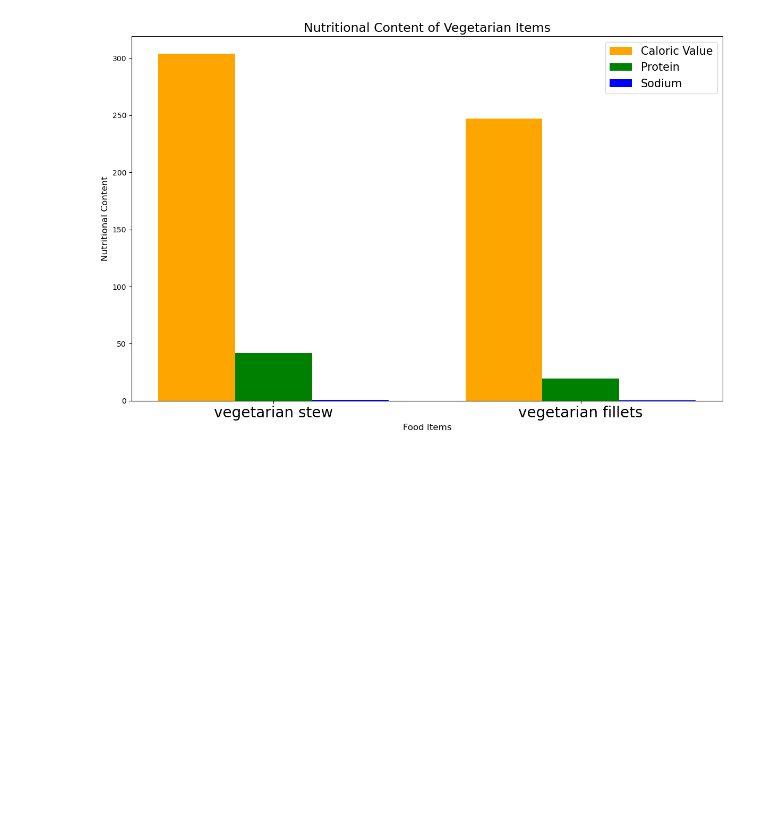
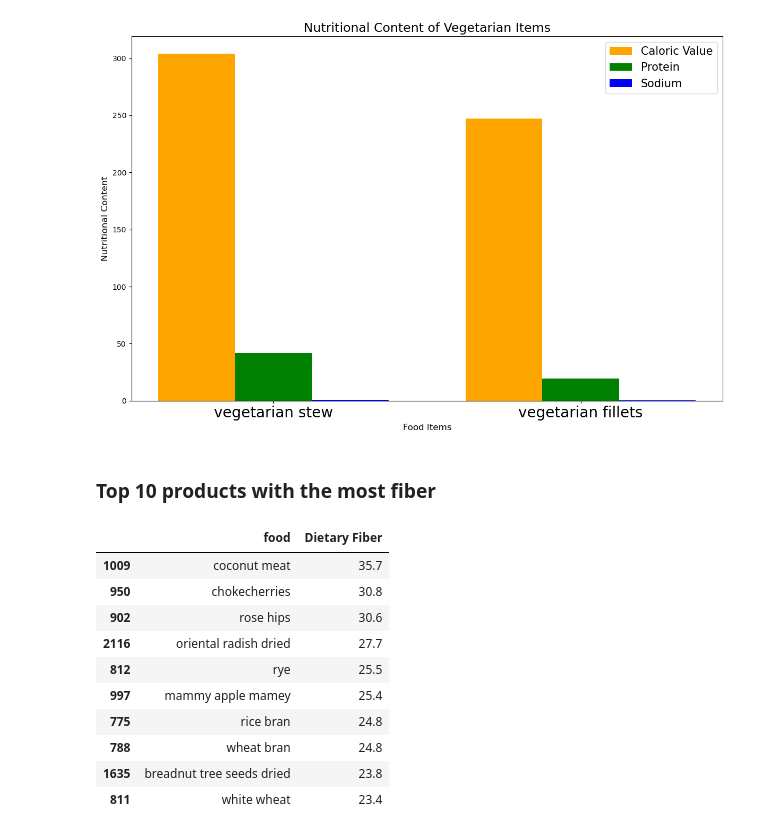
Before and after one commit to Jenner-Valdez/Food-Nutrition, a Jupyter notebook: Scripts/food_and_nutritional_values.ipynb, the cells around one changed output. Cells and saved outputs as stored; diff of their text form; code cells hidden in the pictures; blank space fills up the shorter version.

```diff
--- a/Scripts/food_and_nutritional_values.ipynb
+++ b/Scripts/food_and_nutritional_values.ipynb
@@ -709,3 +709,5 @@ plt.tight_layout()
 plt.show()
 # %% [output]
 [figure]
+# %% [markdown]
+### Top 10 products with the most fiber
@@ -711,0 +720,15 @@ plt.show()
+# %%
+#Display the results for the dataset
+top_10_fiber_filtered[['food', 'Dietary Fiber']]
+# %% [output]
+|  | food | Dietary Fiber |
+| 1009 | coconut meat | 35.7 |
+| 950 | chokecherries | 30.8 |
+| 902 | rose hips | 30.6 |
+| 2116 | oriental radish dried | 27.7 |
+| 812 | rye | 25.5 |
+| 997 | mammy apple mamey | 25.4 |
+| 775 | rice bran | 24.8 |
+| 788 | wheat bran | 24.8 |
+| 1635 | breadnut tree seeds dried | 23.8 |
+| 811 | white wheat | 23.4 |
```
Also changed, not shown: parts of 22 cells of this notebook.
